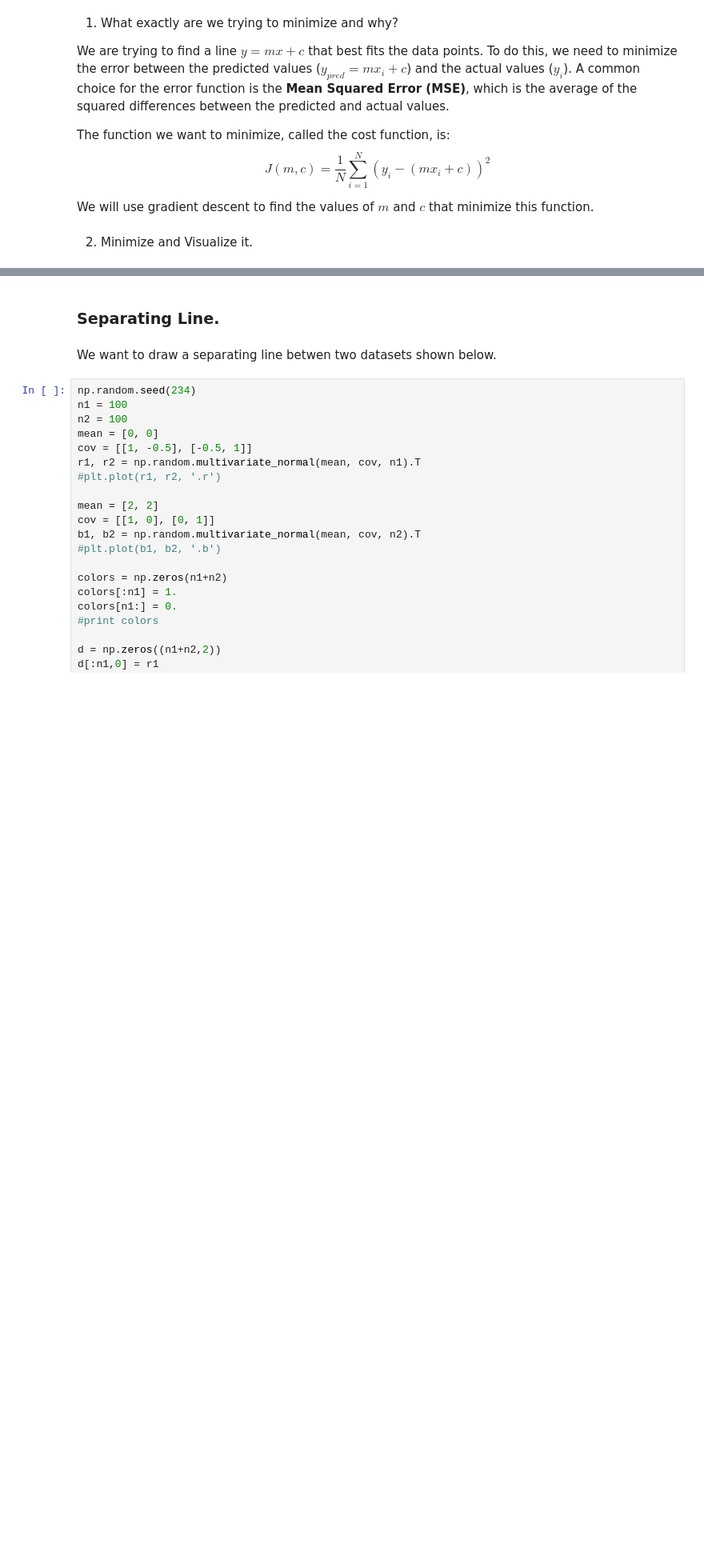
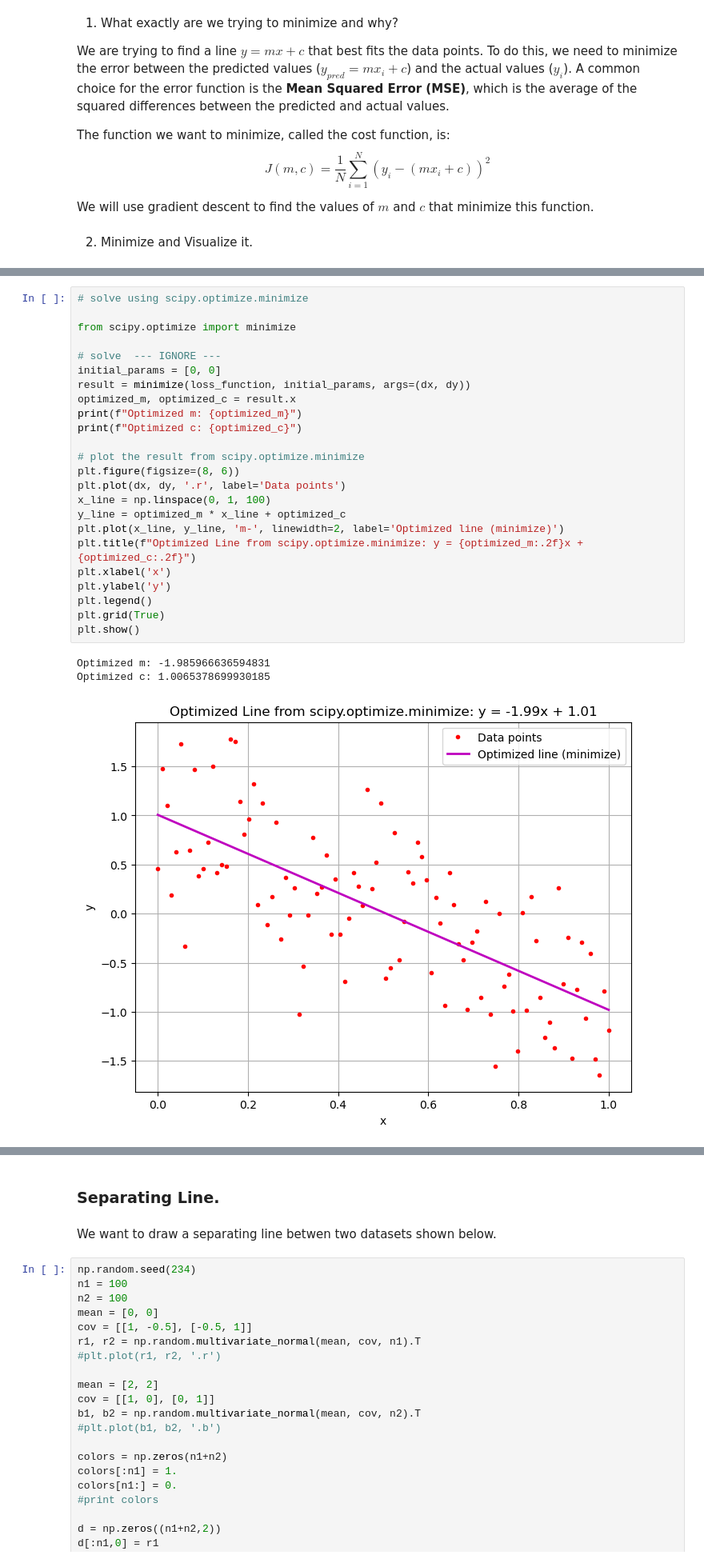
Before and after one commit to cs-muic/iccs205-lectures, a Jupyter notebook: lect10/03 Multi-Dimension Gradient Descent - Examples.ipynb, the cells around one changed output, grey strips where cells are left out. Shown at 80% size. Saved outputs shown, nothing was run; the diff lists cells and outputs as text; blank space fills up the shorter version.

```diff
--- a/lect10/03 Multi-Dimension Gradient Descent - Examples.ipynb
+++ b/lect10/03 Multi-Dimension Gradient Descent - Examples.ipynb
@@ -48,3 +64,31 @@ Optimized c: 1.0065378897543729
+# %%
+# solve using scipy.optimize.minimize
+
+from scipy.optimize import minimize
+
+# solve  --- IGNORE ---
+initial_params = [0, 0]
+result = minimize(loss_function, initial_params, args=(dx, dy))
+optimized_m, optimized_c = result.x
+print(f"Optimized m: {optimized_m}")
+print(f"Optimized c: {optimized_c}")
+
+# plot the result from scipy.optimize.minimize
+plt.figure(figsize=(8, 6))
+plt.plot(dx, dy, '.r', label='Data points')
+x_line = np.linspace(0, 1, 100)
+y_line = optimized_m * x_line + optimized_c
+plt.plot(x_line, y_line, 'm-', linewidth=2, label='Optimized line (minimize)')
+plt.title(f"Optimized Line from scipy.optimize.minimize: y = {optimized_m:.2f}x + {optimized_c:.2f}")
+plt.xlabel('x')
+plt.ylabel('y')
+plt.legend()
+plt.grid(True)
+plt.show()
+# %% [output]
+Optimized m: -1.985966636594831
+Optimized c: 1.0065378699930185
+[figure, added]
 # %%
 # Initial values
 m = 0
```
Also changed, not shown: parts of 6 cells of this notebook, 2 other files.
